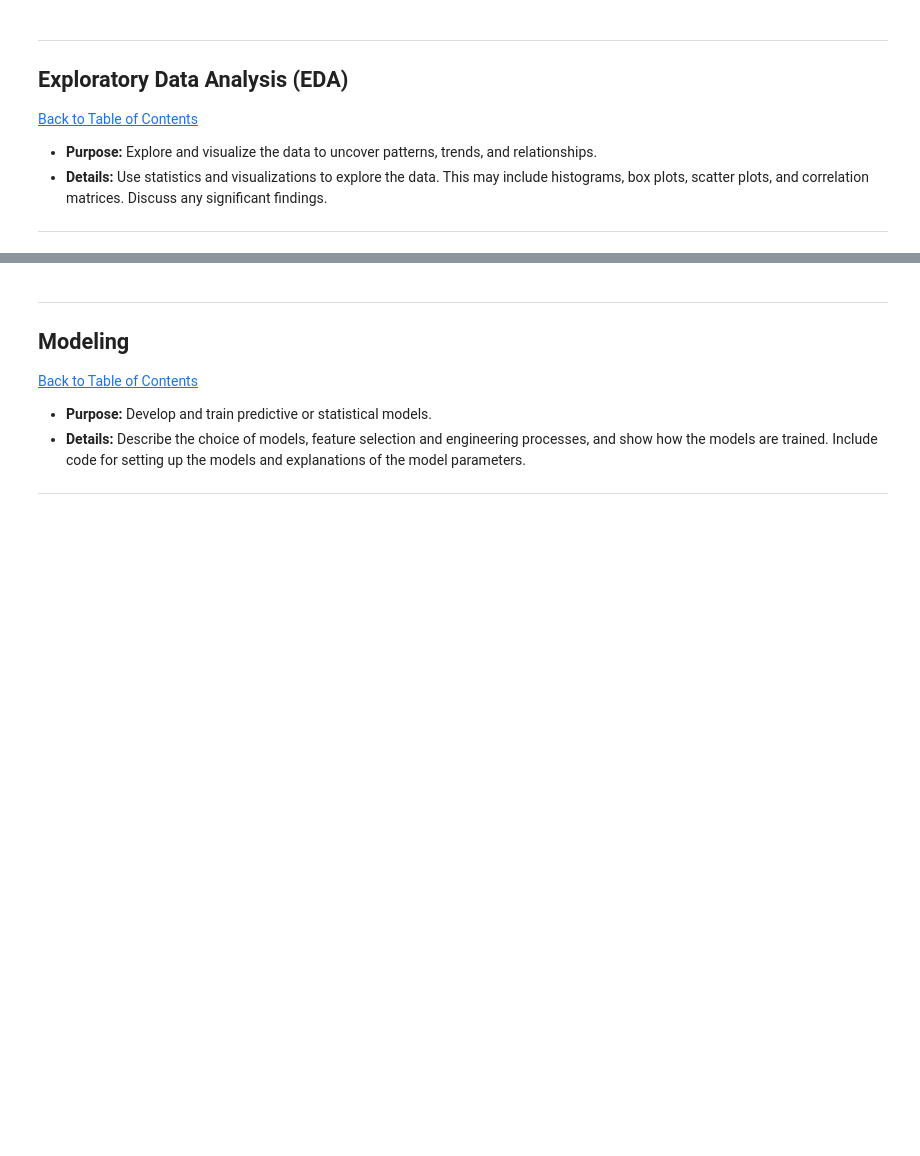
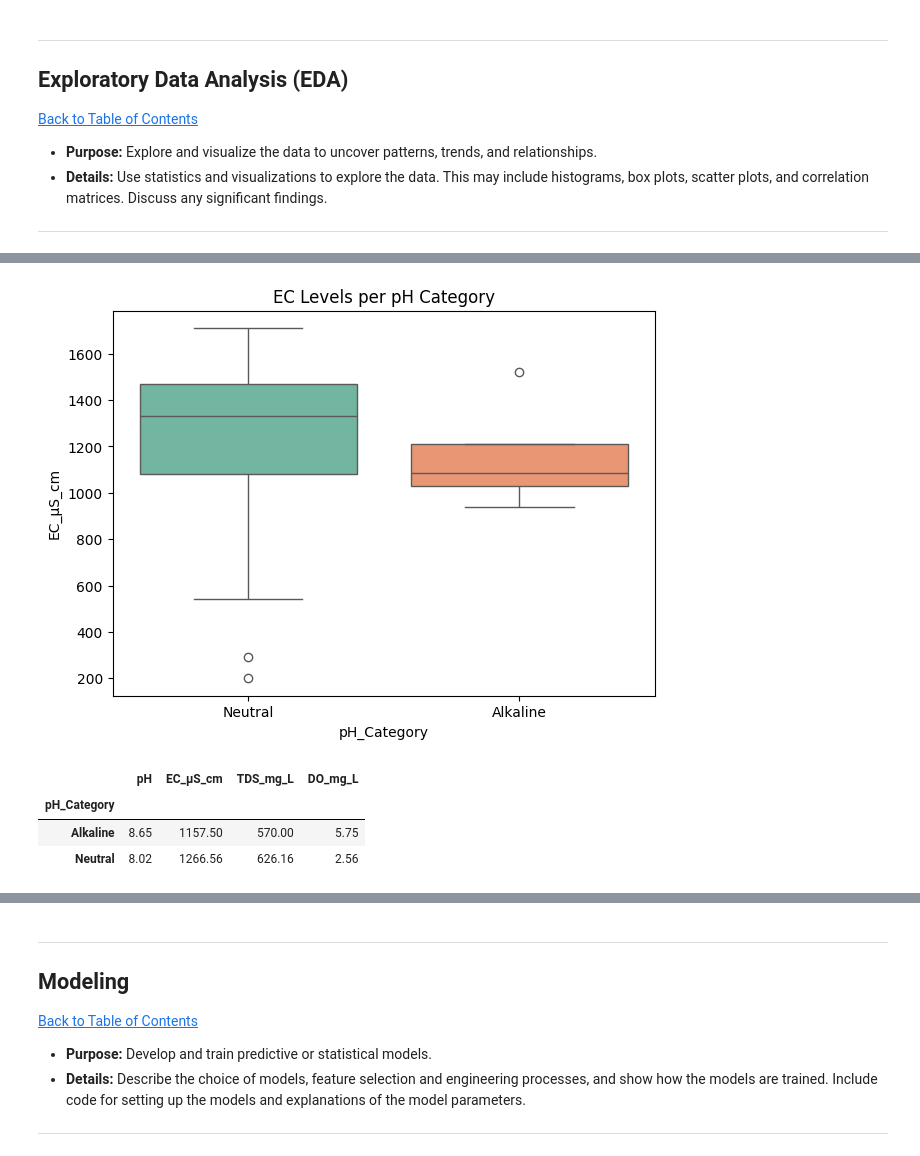
Before and after one commit to Jeremy809/Workplace, a Jupyter notebook: QCTO---Workplace-Module-Notebook-Template-4571.ipynb, the cells around one changed output, grey strips where cells are left out. Drawn from its saved outputs; the diff is of its cells as text; code cells hidden in the pictures; blank space fills up the shorter version.

```diff
--- a/QCTO---Workplace-Module-Notebook-Template-4571.ipynb
+++ b/QCTO---Workplace-Module-Notebook-Template-4571.ipynb
@@ -358,0 +379,12 @@ dtype: int64
+# %%
+plt.figure(figsize=(7,5))
+sns.boxplot(data=df, x="pH_Category", y="EC_µS_cm", palette="Set2")
+plt.title("EC Levels per pH Category")
+plt.show()
+df.groupby("pH_Category")[['pH', 'EC_µS_cm', 'TDS_mg_L', 'DO_mg_L']].mean()
+# %% [output]
+[figure, added]
+|  | pH | EC_µS_cm | TDS_mg_L | DO_mg_L |
+| pH_Category |  |  |  |  |
+| Alkaline | 8.65 | 1157.50 | 570.00 | 5.75 |
+| Neutral | 8.02 | 1266.56 | 626.16 | 2.56 |
```
Also changed, not shown: parts of 8 cells of this notebook.
